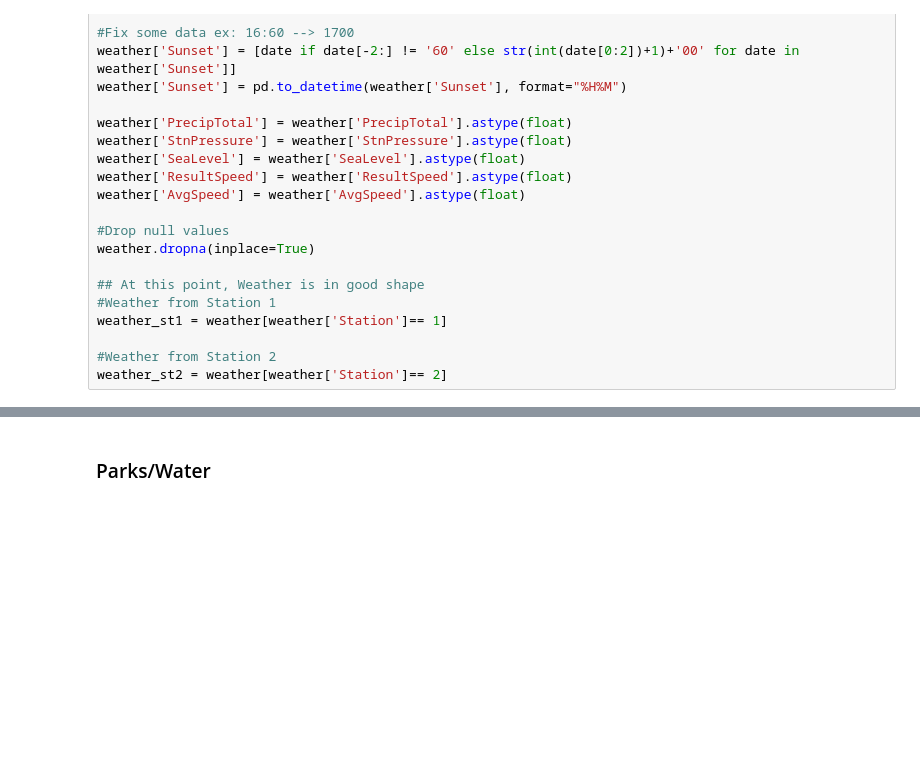
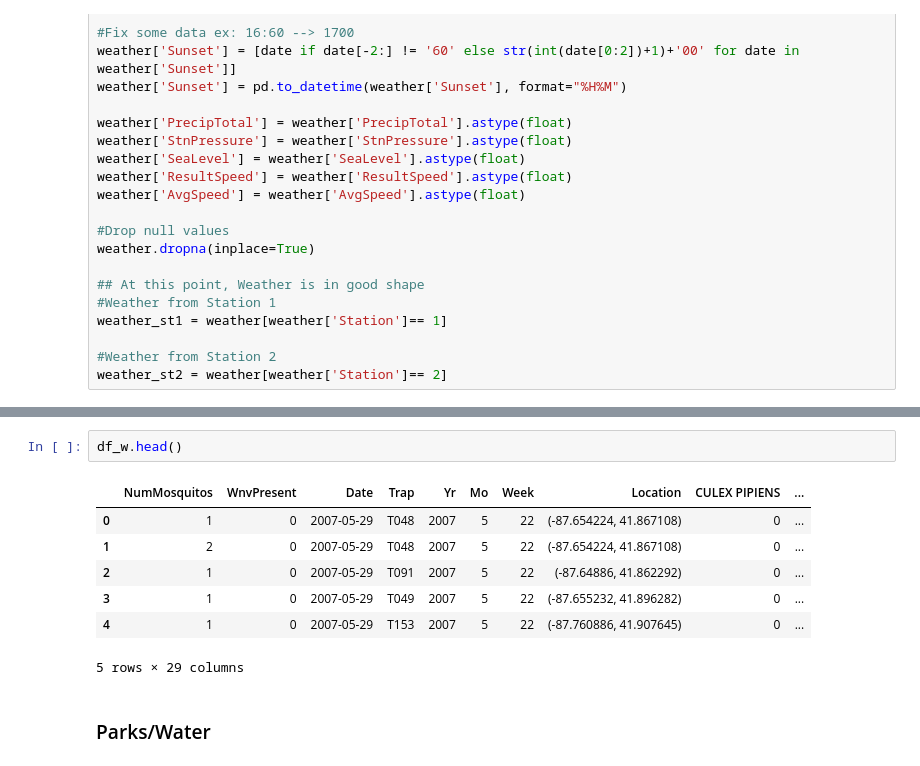
Before and after one commit to wipegup/WNVKaggle, a Jupyter notebook: Data Compiler.ipynb, the cells around one changed output, grey strips where cells are left out. Drawn from its saved outputs; the diff is of its cells as text; blank space fills up the shorter version.

```diff
--- a/Data Compiler.ipynb
+++ b/Data Compiler.ipynb
@@ -191,3 +179,13 @@ df_w.head()
+# %%
+df_w.head()
+# %% [output]
+|  | NumMosquitos | WnvPresent | Date | Trap | Yr | Mo | Week | Location | CULEX PIPIENS | ... |
+| 0 | 1 | 0 | 2007-05-29 | T048 | 2007 | 5 | 22 | (-87.654224, 41.867108) | 0 | ... |
+| 1 | 2 | 0 | 2007-05-29 | T048 | 2007 | 5 | 22 | (-87.654224, 41.867108) | 0 | ... |
+| 2 | 1 | 0 | 2007-05-29 | T091 | 2007 | 5 | 22 | (-87.64886, 41.862292) | 0 | ... |
+| 3 | 1 | 0 | 2007-05-29 | T049 | 2007 | 5 | 22 | (-87.655232, 41.896282) | 0 | ... |
+| 4 | 1 | 0 | 2007-05-29 | T153 | 2007 | 5 | 22 | (-87.760886, 41.907645) | 0 | ... |
+5 rows × 29 columns
 # %% [markdown]
 ### Parks/Water
 # %%
```
Also changed, not shown: parts of 14 cells of this notebook, 2 other files.
